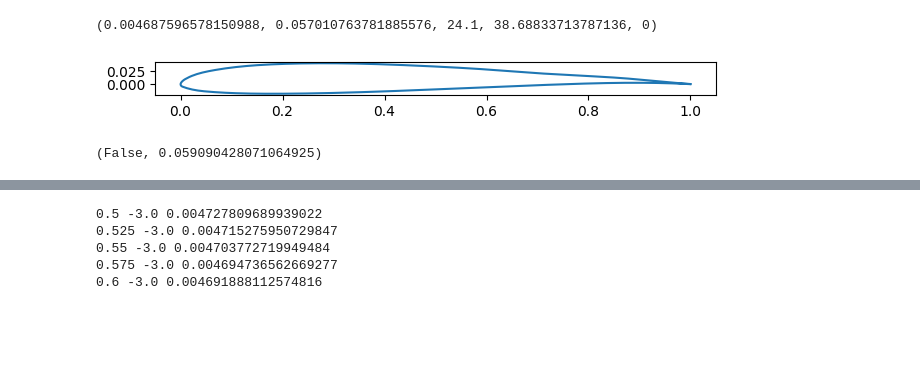
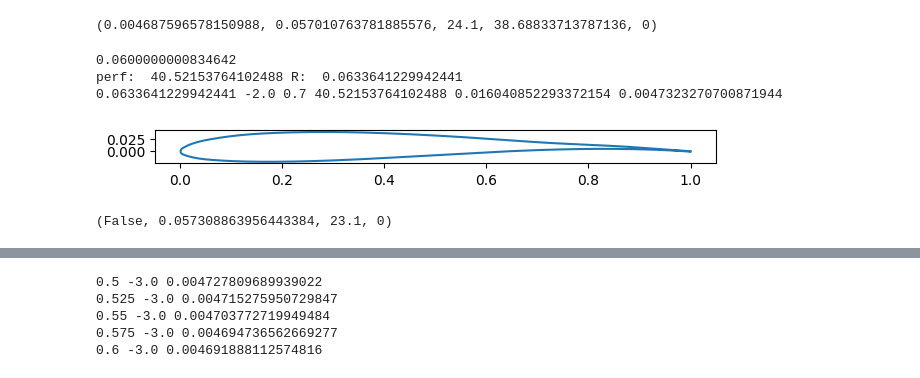
Before and after one commit to Karl-Liu-ch/DiffusionAirfoil, a Jupyter notebook: genetic.ipynb, the cells around one changed output, grey strips where cells are left out. Cells and saved outputs as stored; diff of their text form; code cells hidden in the pictures; blank space fills up the shorter version.

```diff
--- a/genetic.ipynb
+++ b/genetic.ipynb
@@ -34,17 +34,21 @@ for file in files:
     np.savetxt(file.split('.')[0]+f'_{a}_{b}F'+'.dat', af, header=file.split('/')[1].split('.')[0]+f'_{a}_{b}F', comments="")
     print(R, a, b, perf, cd, CD_BL)
 # %%
-points = 'samples/Airfoils2D_055.dat'
+points = 'samples/Airfoilsbezier_026.dat'
 airfoil = np.loadtxt(points, skiprows=1)
 print(cal_thickness(airfoil))
 af, R, a, b, perf, cd, CD_BL = lowestD(airfoil, lamda = LAMBDA, check_thickness=False)
 name = points.split('/')[1].split('.')[0]+f'_{a}_{b}F'
 np.savetxt(points.split('.')[0]+f'_{a}_{b}F'+'.dat', af, header=points.split('/')[1].split('.')[0]+f'_{a}_{b}F', comments="")
 print(R, a, b, perf, cd, CD_BL)
+# %% [output]
+0.0600000000834642
+perf:  40.52153764102488 R:  0.0633641229942441
+0.0633641229942441 -2.0 0.7 40.52153764102488 0.016040852293372154 0.0047323270700871944
 # %%
 # af = setupflap(airfoil, -2, 0.7)
 show_airfoil(af)
-detect_intersect(af), cal_thickness(af)
+detect_intersect(af), cal_thickness(af), cal_thickness_percent(af), check_backpoint(af)
 # %% [output]
-[figure, old version]
+[figure, new version]
-(False, 0.059090428071064925)
+(False, 0.057308863956443384, 23.1, 0)
```
Also changed, not shown: parts of 1 cell of this notebook, 4 other files.
